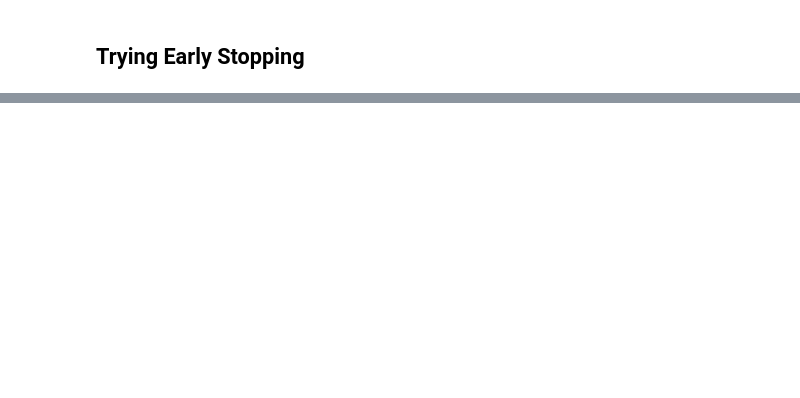
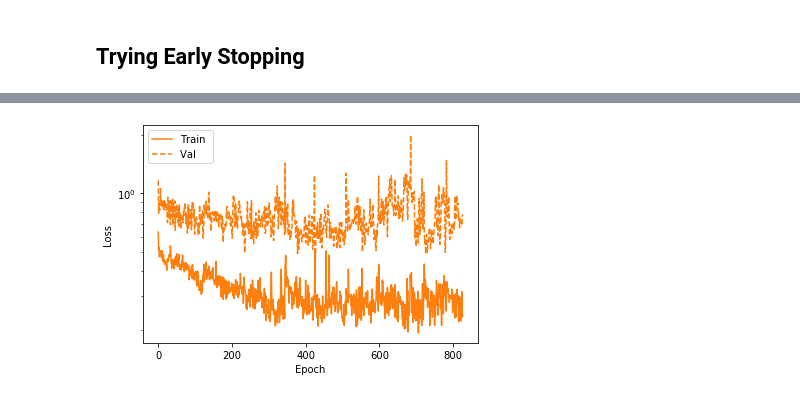
Before and after one commit to dtrizna/SysmonRNN, a Jupyter notebook: pipeline_clever_valset.ipynb, the cells around one changed output, grey strips where cells are left out. Cells and saved outputs as stored; diff of their text form; code cells hidden in the pictures; blank space fills up the shorter version.

```diff
--- a/pipeline_clever_valset.ipynb
+++ b/pipeline_clever_valset.ipynb
@@ -354,0 +350,20 @@ plot_loss(h.epoch, h.history, label='with early stopping',val=True)
+# %%
+def model_conv_rnn_02(MAX_TIMESTEPS, OH_DIMENSION):
+    model = tf.keras.models.Sequential([
+                tf.keras.layers.Conv1D(filters=64, kernel_size=3, activation='relu',
+                                    input_shape=[MAX_TIMESTEPS, OH_DIMENSION]),
+                tf.keras.layers.MaxPooling1D(pool_size=2),
+                tf.keras.layers.LSTM(64, dropout=0.2, recurrent_dropout=0.2),
+                tf.keras.layers.Dropout(0.2),
+                tf.keras.layers.Dense(32, activation='relu'),
+                tf.keras.layers.Dense(1, activation='sigmoid')
+    ])
+    return model
+# %%
+tf.keras.backend.clear_session()
+np.random.seed(51)
+tf.random.set_seed(51)
+
+OPT = tf.keras.optimizers.Adam(learning_rate=0.005)
+model3 = model_conv_rnn_02(MAX_TIMESTEPS, N)
+model3.compile(optimizer=OPT, loss='binary_crossentropy', metrics=METRICS)
@@ -354,0 +380,4 @@ plot_loss(h.epoch, h.history, label='with early stopping',val=True)
+# %%
+plot_loss(h.epoch, h.history, val=True)
+# %% [output]
+[figure, added]
```
Also changed, not shown: parts of 15 cells of this notebook.
